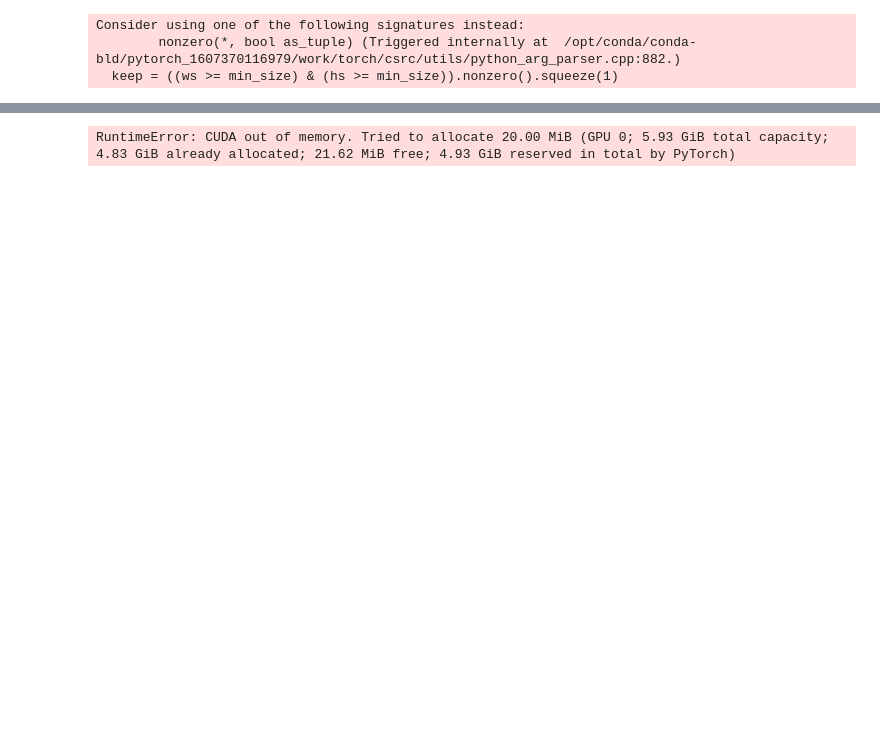
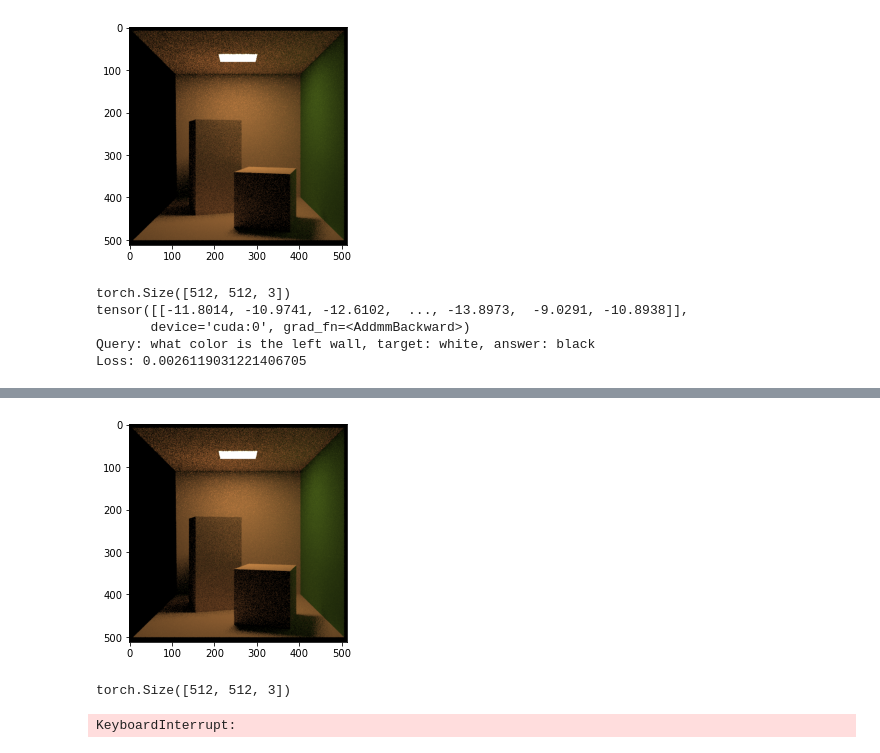
Before and after one commit to ASchneidman/DifferentialRendering, a Jupyter notebook: vqa_render.ipynb, the cells around one changed output, grey strips where cells are left out. Drawn from its saved outputs; the diff is of its cells as text; code cells hidden in the pictures; blank space fills up the shorter version.

Commit message:
fixed the color space issue

```diff
--- a/vqa_render.ipynb
+++ b/vqa_render.ipynb
@@ -146,3 +153,6 @@ vqa_ans2label = cPickle.load(open(ans2label_path, "rb"))
+# %%
+def lin_rgb_to_srgb(image):
+    return torch.pow(image, 1.0/2.2);
 # %%
 # Instantiate rendering things
 
@@ -222,9 +229,13 @@ for it in range(iterations):
 
     # Perform a differentiable rendering of the scene
     image = render_torch(scene, params=params, unbiased=True,
-                         spp=1, malloc_trim=True, **params_torch)
+                         spp=8, malloc_trim=True, **params_torch)
+    image = lin_rgb_to_srgb(image)
 
     write_bitmap('out_%03i.png' % it, image, crop_size)
+    plt.imshow(image.detach().cpu())
+    plt.show()
+
 
     # Objective: MSE between 'image' and 'image_ref'
     ob_val = objective(image)
@@ -240,3 +251,6 @@ torch.Size([512, 512, 3])
+[figure, added]
-Consider using one of the following signatures instead:
-        nonzero(*, bool as_tuple) (Triggered internally at  /opt/conda/conda-bld/pytorch_1607370116979/work/torch/csrc/utils/python_arg_parser.cpp:882.)
-  keep = ((ws >= min_size) & (hs >= min_size)).nonzero().squeeze(1)
+torch.Size([512, 512, 3])
+tensor([[-11.8014, -10.9741, -12.6102,  ..., -13.8973,  -9.0291, -10.8938]],
+       device='cuda:0', grad_fn=<AddmmBackward>)
+Query: what color is the left wall, target: white, answer: black
+Loss: 0.0026119031221406705
@@ -244 +258,3 @@ Query: what color is the left wall, target: green, answer: black
+[figure, added]
-RuntimeError: CUDA out of memory. Tried to allocate 20.00 MiB (GPU 0; 5.93 GiB total capacity; 4.83 GiB already allocated; 21.62 MiB free; 4.93 GiB reserved in total by PyTorch)
+torch.Size([512, 512, 3])
+KeyboardInterrupt:
```
Also changed, not shown: parts of 4 cells of this notebook.
